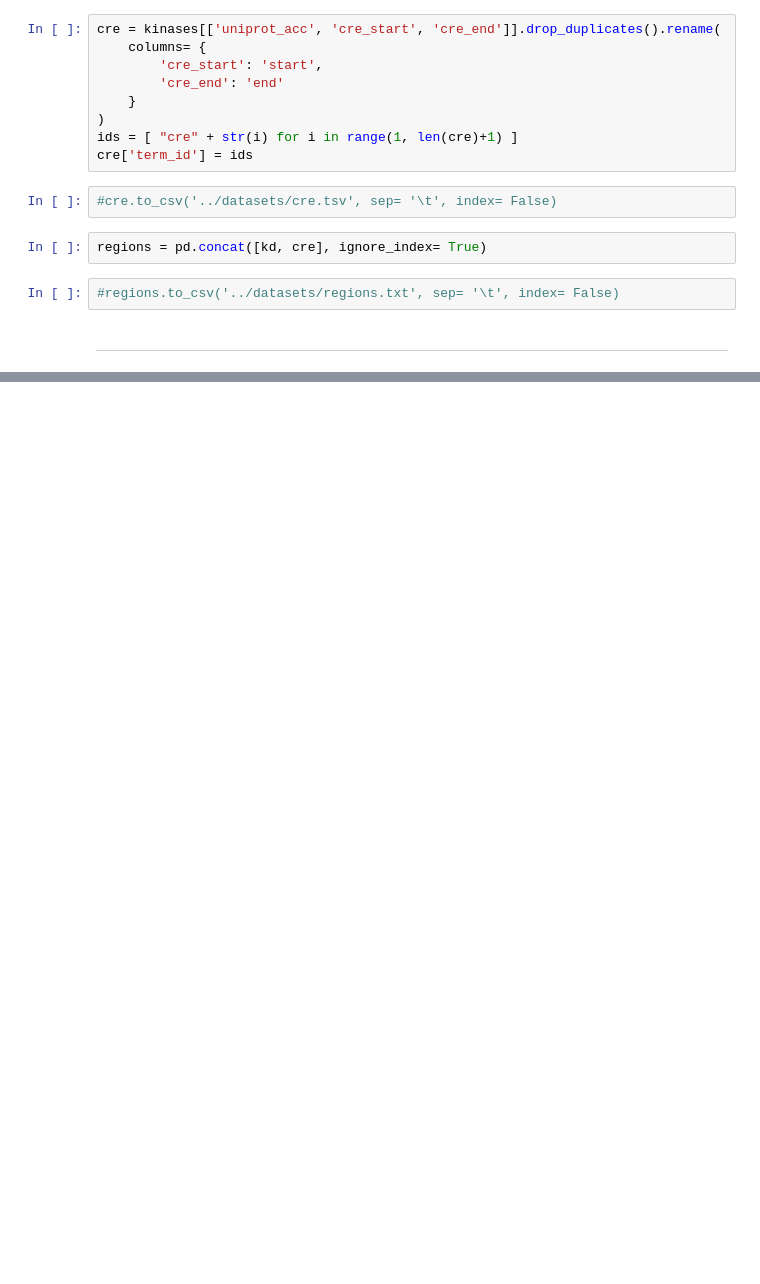
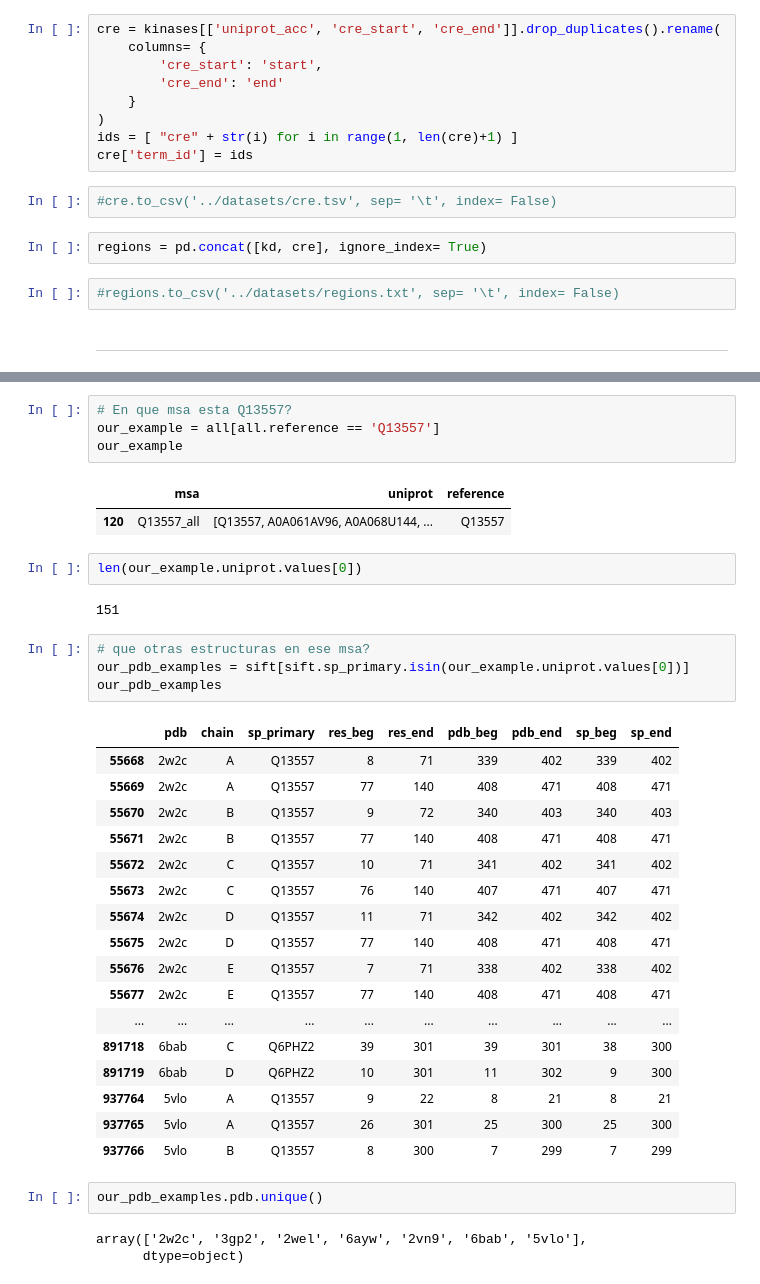
Before and after one commit to alvaro-2/cis-reg, a Jupyter notebook: scripts/orthologs.ipynb, the cells around one changed output, grey strips where cells are left out. Saved outputs shown, nothing was run; the diff lists cells and outputs as text; blank space fills up the shorter version.

```diff
--- a/scripts/orthologs.ipynb
+++ b/scripts/orthologs.ipynb
@@ -473,0 +447,38 @@ pdb_pr
+# %%
+# En que msa esta Q13557?
+our_example = all[all.reference == 'Q13557']
+our_example
+# %% [output]
+|  | msa | uniprot | reference |
+| 120 | Q13557_all | [Q13557, A0A061AV96, A0A068U144, ... | Q13557 |
+# %%
+len(our_example.uniprot.values[0])
+# %% [output]
+151
+# %%
+# que otras estructuras en ese msa?
+our_pdb_examples = sift[sift.sp_primary.isin(our_example.uniprot.values[0])]
+our_pdb_examples
+# %% [output]
+|  | pdb | chain | sp_primary | res_beg | res_end | pdb_beg | pdb_end | sp_beg | sp_end |
+| 55668 | 2w2c | A | Q13557 | 8 | 71 | 339 | 402 | 339 | 402 |
+| 55669 | 2w2c | A | Q13557 | 77 | 140 | 408 | 471 | 408 | 471 |
+| 55670 | 2w2c | B | Q13557 | 9 | 72 | 340 | 403 | 340 | 403 |
+| 55671 | 2w2c | B | Q13557 | 77 | 140 | 408 | 471 | 408 | 471 |
+| 55672 | 2w2c | C | Q13557 | 10 | 71 | 341 | 402 | 341 | 402 |
+| 55673 | 2w2c | C | Q13557 | 76 | 140 | 407 | 471 | 407 | 471 |
+| 55674 | 2w2c | D | Q13557 | 11 | 71 | 342 | 402 | 342 | 402 |
+| 55675 | 2w2c | D | Q13557 | 77 | 140 | 408 | 471 | 408 | 471 |
+| 55676 | 2w2c | E | Q13557 | 7 | 71 | 338 | 402 | 338 | 402 |
+| 55677 | 2w2c | E | Q13557 | 77 | 140 | 408 | 471 | 408 | 471 |
+| ... | ... | ... | ... | ... | ... | ... | ... | ... | ... |
+| 891718 | 6bab | C | Q6PHZ2 | 39 | 301 | 39 | 301 | 38 | 300 |
+| 891719 | 6bab | D | Q6PHZ2 | 10 | 301 | 11 | 302 | 9 | 300 |
+| 937764 | 5vlo | A | Q13557 | 9 | 22 | 8 | 21 | 8 | 21 |
+| 937765 | 5vlo | A | Q13557 | 26 | 301 | 25 | 300 | 25 | 300 |
+| 937766 | 5vlo | B | Q13557 | 8 | 300 | 7 | 299 | 7 | 299 |
+# %%
+our_pdb_examples.pdb.unique()
+# %% [output]
+array(['2w2c', '3gp2', '2wel', '6ayw', '2vn9', '6bab', '5vlo'],
+      dtype=object)
```
Also changed, not shown: parts of 32 cells of this notebook.
